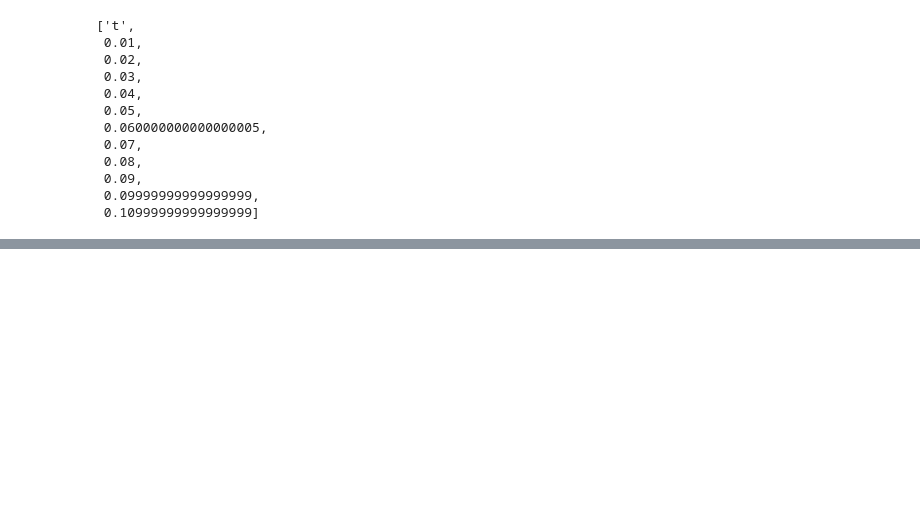
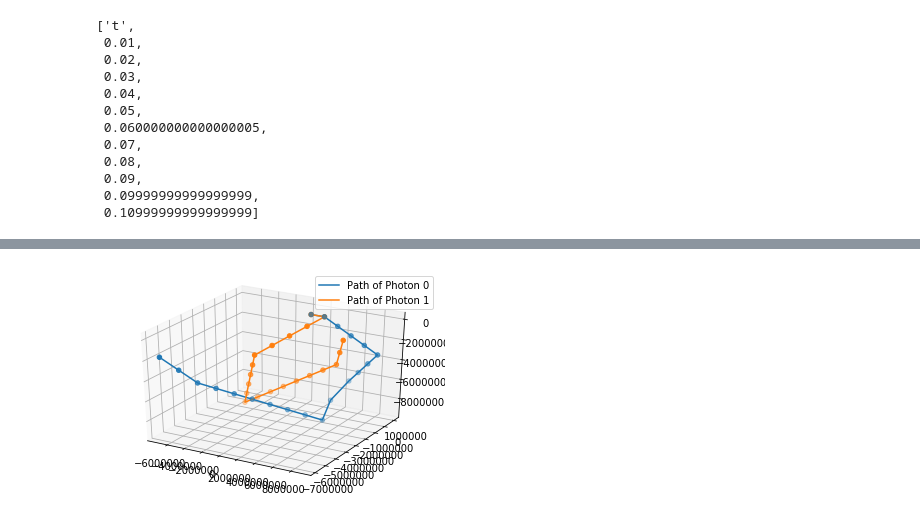
Before and after one commit to bcwarner/physicl, a Jupyter notebook: examples/path_trace_example.ipynb, the cells around one changed output, grey strips where cells are left out. Drawn from its saved outputs; the diff is of its cells as text; code cells hidden in the pictures; blank space fills up the shorter version.

Commit message:
Added path tracing support, more documentation.

```diff
--- a/examples/path_trace_example.ipynb
+++ b/examples/path_trace_example.ipynb
@@ -92,0 +94,17 @@ tp.data[0:3]
+# %%
+import matplotlib.pyplot as plt
+from mpl_toolkits.mplot3d import Axes3D
+
+fig = plt.figure()
+ax = fig.add_subplot(111, projection='3d')
+for i in [0, 1]:
+    xs = [x[0] for x in tp.data[1 + i][1:]]
+    ys = [x[1] for x in tp.data[1 + i][1:]]
+    zs = [x[2] for x in tp.data[1 + 1][1:]]
+    ax.plot(xs, ys, zs, label="Path of Photon " + str(i))
+    ax.scatter(xs, ys, zs)
+ax.legend()
+
+plt.show()
+# %% [output]
+[figure, added]
```
Also changed, not shown: parts of 5 cells of this notebook, 37 other files.
